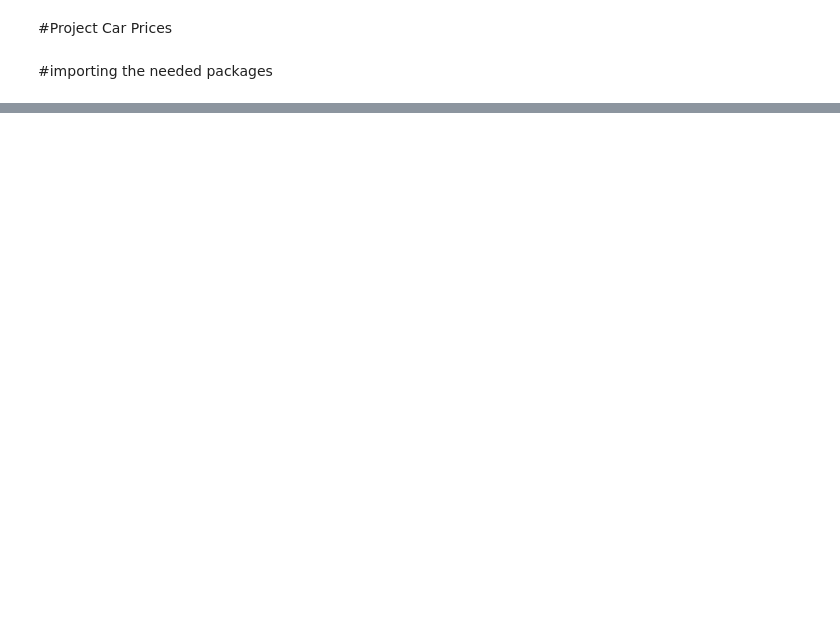
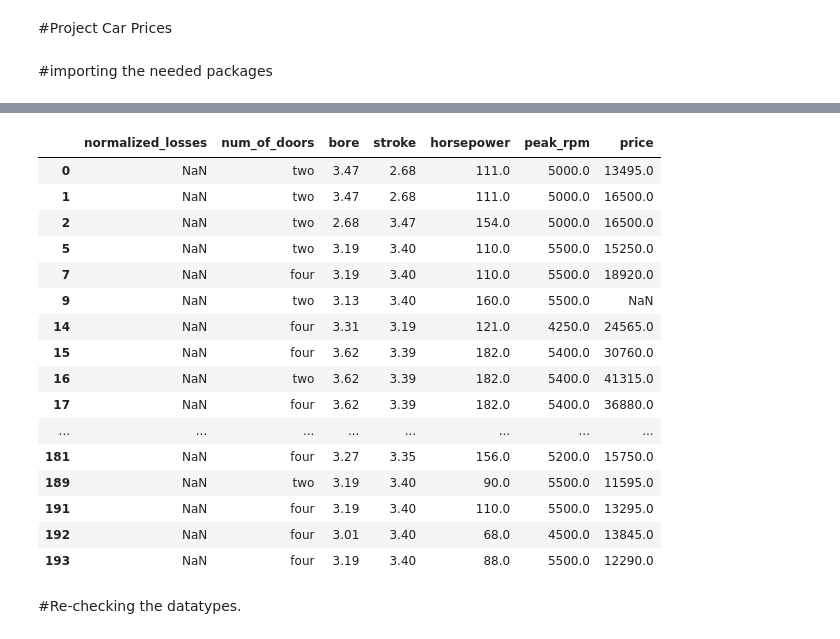
Before and after one commit to peterkoebel/Project-Car-Prices, a Jupyter notebook: Project Car Prices.ipynb, the cells around one changed output, grey strips where cells are left out. Drawn from its saved outputs; the diff is of its cells as text; code cells hidden in the pictures; blank space fills up the shorter version.

```diff
--- a/Project Car Prices.ipynb
+++ b/Project Car Prices.ipynb
@@ -12,0 +82,7 @@ from sklearn.model_selection import train_test_split
+# %%
+column_names = ['symboling', 'normalized_losses', 'make', 'fuel_type', 'aspiration', 'num_of_doors',
+              'body_style', 'drive_wheels', 'engine_location', 'wheel_base', 'length', 'width', 'height',
+              'curb_weight', 'engine_type', 'num_of_cylinders', 'engine_size', 'fuel_system', 'bore',
+              'stroke', 'compression_ratio', 'horsepower', 'peak_rpm', 'city_mpg', 'highway_mpg', 'price']
+
+data = pd.read_csv('https://raw.githubusercontent.com/peterkoebel/Project-Car-Prices/master/automobile.csv', header=-1, names=column_names, na_values='?')
@@ -12,0 +133,22 @@ from sklearn.model_selection import train_test_split
+# %%
+data[data.isnull().any(axis=1)][data.columns[data.isnull().any()].tolist()]
+# %% [output]
+|  | normalized_losses | num_of_doors | bore | stroke | horsepower | peak_rpm | price |
+| 0 | NaN | two | 3.47 | 2.68 | 111.0 | 5000.0 | 13495.0 |
+| 1 | NaN | two | 3.47 | 2.68 | 111.0 | 5000.0 | 16500.0 |
+| 2 | NaN | two | 2.68 | 3.47 | 154.0 | 5000.0 | 16500.0 |
+| 5 | NaN | two | 3.19 | 3.40 | 110.0 | 5500.0 | 15250.0 |
+| 7 | NaN | four | 3.19 | 3.40 | 110.0 | 5500.0 | 18920.0 |
+| 9 | NaN | two | 3.13 | 3.40 | 160.0 | 5500.0 | NaN |
+| 14 | NaN | four | 3.31 | 3.19 | 121.0 | 4250.0 | 24565.0 |
+| 15 | NaN | four | 3.62 | 3.39 | 182.0 | 5400.0 | 30760.0 |
+| 16 | NaN | two | 3.62 | 3.39 | 182.0 | 5400.0 | 41315.0 |
+| 17 | NaN | four | 3.62 | 3.39 | 182.0 | 5400.0 | 36880.0 |
+| ... | ... | ... | ... | ... | ... | ... | ... |
+| 181 | NaN | four | 3.27 | 3.35 | 156.0 | 5200.0 | 15750.0 |
+| 189 | NaN | two | 3.19 | 3.40 | 90.0 | 5500.0 | 11595.0 |
+| 191 | NaN | four | 3.19 | 3.40 | 110.0 | 5500.0 | 13295.0 |
+| 192 | NaN | four | 3.01 | 3.40 | 68.0 | 4500.0 | 13845.0 |
+| 193 | NaN | four | 3.19 | 3.40 | 88.0 | 5500.0 | 12290.0 |
+# %% [markdown]
+#Re-checking the datatypes.
```
Also changed, not shown: parts of 73 cells of this notebook.
